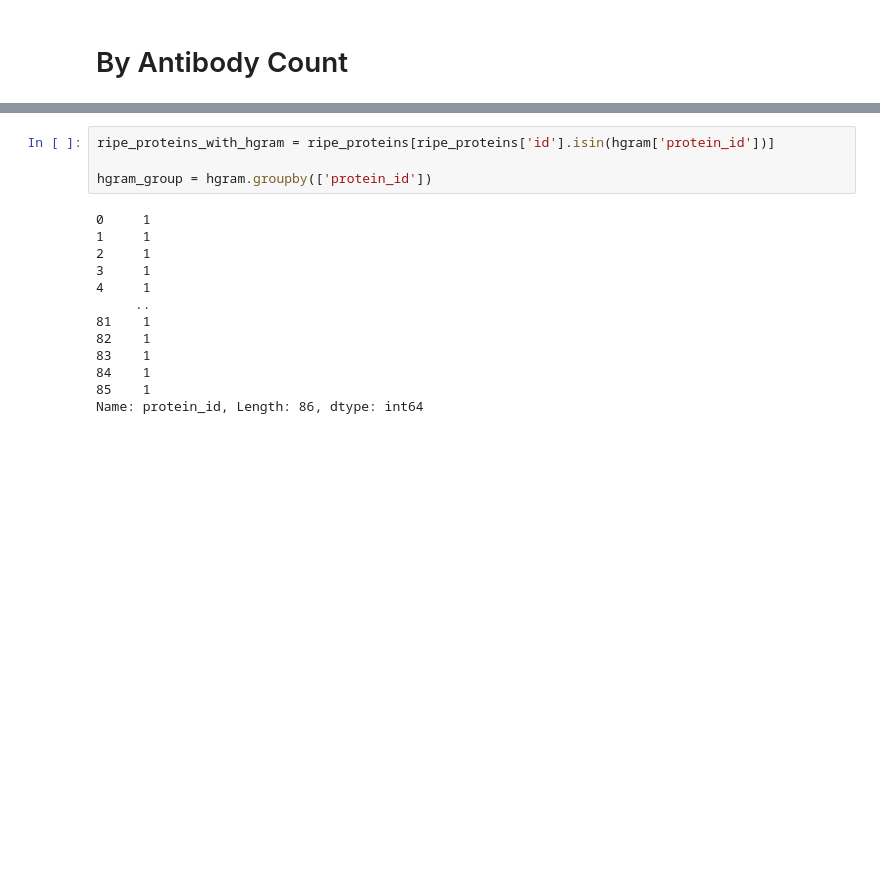
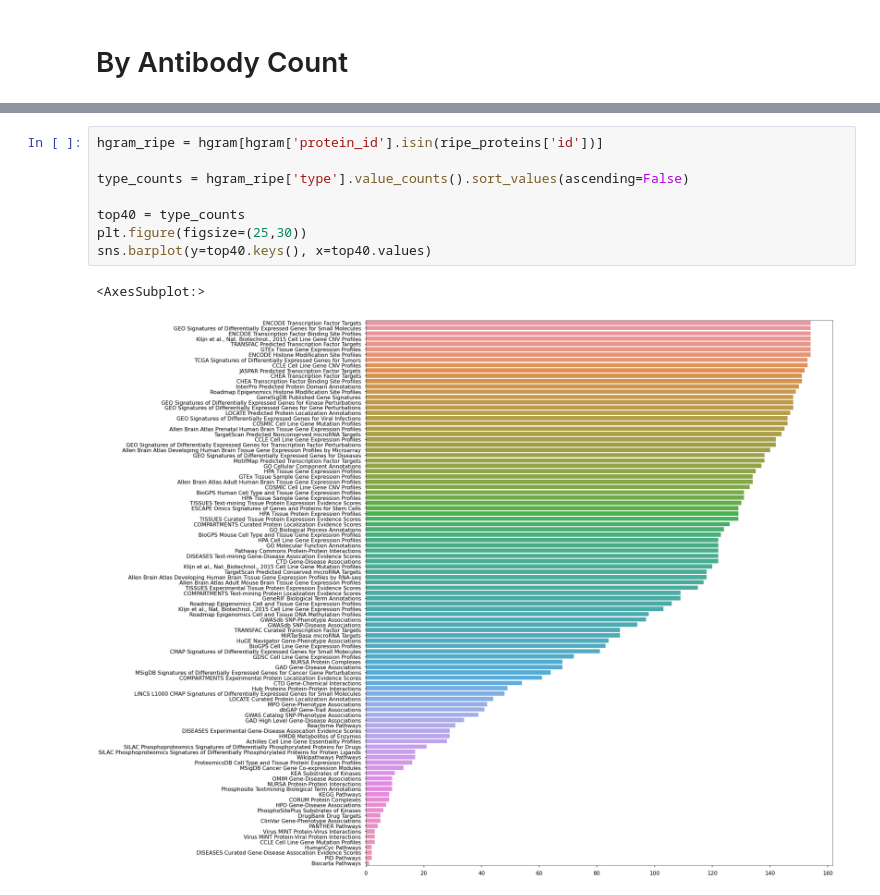
Before and after one commit to jbofill10/Pharos-Target-Examination, a Jupyter notebook: Visualizations.ipynb, the cells around one changed output, grey strips where cells are left out. Saved outputs shown, nothing was run; the diff lists cells and outputs as text; blank space fills up the shorter version.

```diff
--- a/Visualizations.ipynb
+++ b/Visualizations.ipynb
@@ -286,20 +310,14 @@ by_ab
 | 2558 | 8103 | Solute carrier family 10 member 6 | Single Protein | None | None | Tdark | 0 | Transporter | SLC10A_transporter | 40 | ... |
 | 1141 | 3487 | Ras GTPase-activating protein 2 | Single Protein | None | None | Tdark | 0 | Enzyme | GTPase | 40 | ... |
 | 1728 | 5564 | Immunoglobulin-like domain-contai... | Single Protein | None | None | Tdark | 0 | None | None | 40 | ... |
-# %%
-ripe_proteins_with_hgram = ripe_proteins[ripe_proteins['id'].isin(hgram['protein_id'])]
-
-hgram_group = hgram.groupby(['protein_id'])
-# %% [output]
-0     1
-1     1
-2     1
-3     1
-4     1
-     ..
-81    1
-82    1
-83    1
-84    1
-85    1
-Name: protein_id, Length: 86, dtype: int64
+# %%
+hgram_ripe = hgram[hgram['protein_id'].isin(ripe_proteins['id'])]
+
+type_counts = hgram_ripe['type'].value_counts().sort_values(ascending=False)
+
+top40 = type_counts
+plt.figure(figsize=(25,30))
+sns.barplot(y=top40.keys(), x=top40.values)
+# %% [output]
+<AxesSubplot:>
+[figure, added]
```
Also changed, not shown: parts of 8 cells of this notebook.
